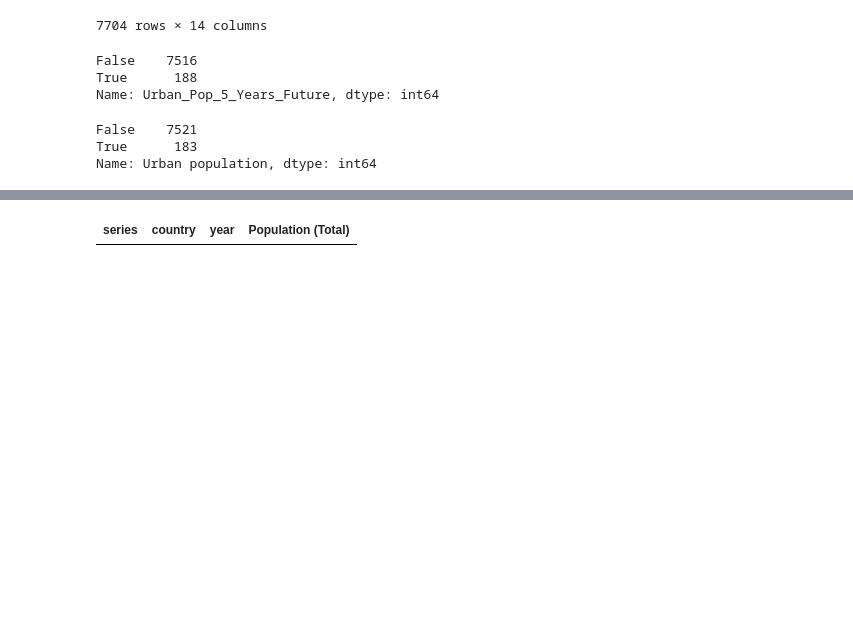
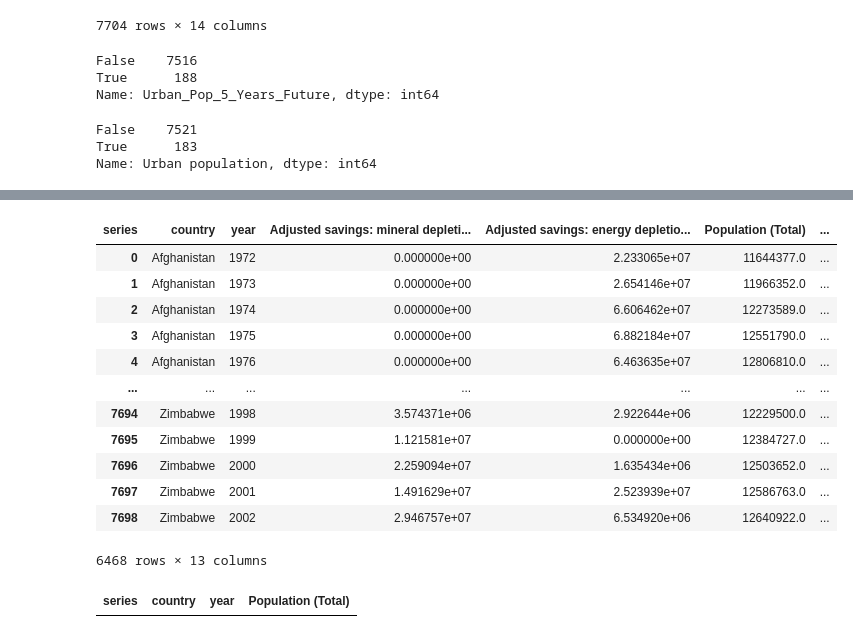
Before and after one commit to ashtonreed/Springboard, a Jupyter notebook: Capstone1/Capstone1_Data_Wrangling.ipynb, the cells around one changed output, grey strips where cells are left out. Saved outputs shown, nothing was run; the diff lists cells and outputs as text; code cells hidden in the pictures; blank space fills up the shorter version.

```diff
--- a/Capstone1/Capstone1_Data_Wrangling.ipynb
+++ b/Capstone1/Capstone1_Data_Wrangling.ipynb
@@ -426,3 +440,19 @@ final_10_df_clean
+# %%
+final_10_df_clean
+# %% [output]
+| series | country | year | Adjusted savings: mineral depleti... | Adjusted savings: energy depletio... | Population (Total) | ... |
+| 0 | Afghanistan | 1972 | 0.000000e+00 | 2.233065e+07 | 11644377.0 | ... |
+| 1 | Afghanistan | 1973 | 0.000000e+00 | 2.654146e+07 | 11966352.0 | ... |
+| 2 | Afghanistan | 1974 | 0.000000e+00 | 6.606462e+07 | 12273589.0 | ... |
+| 3 | Afghanistan | 1975 | 0.000000e+00 | 6.882184e+07 | 12551790.0 | ... |
+| 4 | Afghanistan | 1976 | 0.000000e+00 | 6.463635e+07 | 12806810.0 | ... |
+| ... | ... | ... | ... | ... | ... | ... |
+| 7694 | Zimbabwe | 1998 | 3.574371e+06 | 2.922644e+06 | 12229500.0 | ... |
+| 7695 | Zimbabwe | 1999 | 1.121581e+07 | 0.000000e+00 | 12384727.0 | ... |
+| 7696 | Zimbabwe | 2000 | 2.259094e+07 | 1.635434e+06 | 12503652.0 | ... |
+| 7697 | Zimbabwe | 2001 | 1.491629e+07 | 2.523939e+07 | 12586763.0 | ... |
+| 7698 | Zimbabwe | 2002 | 2.946757e+07 | 6.534920e+06 | 12640922.0 | ... |
+6468 rows × 13 columns
 # %%
 # I'm curious to know how many countries are missing the total population to know how many number in our dataset
 # were generated through fill instead of recorded data.
```
Also changed, not shown: parts of 6 cells of this notebook, 1 other file.
